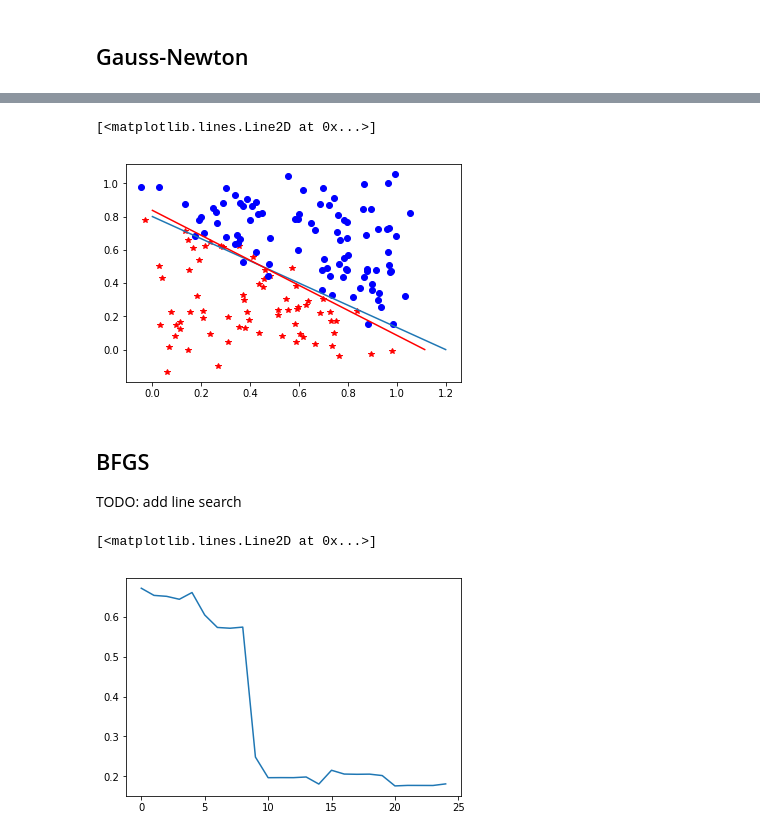
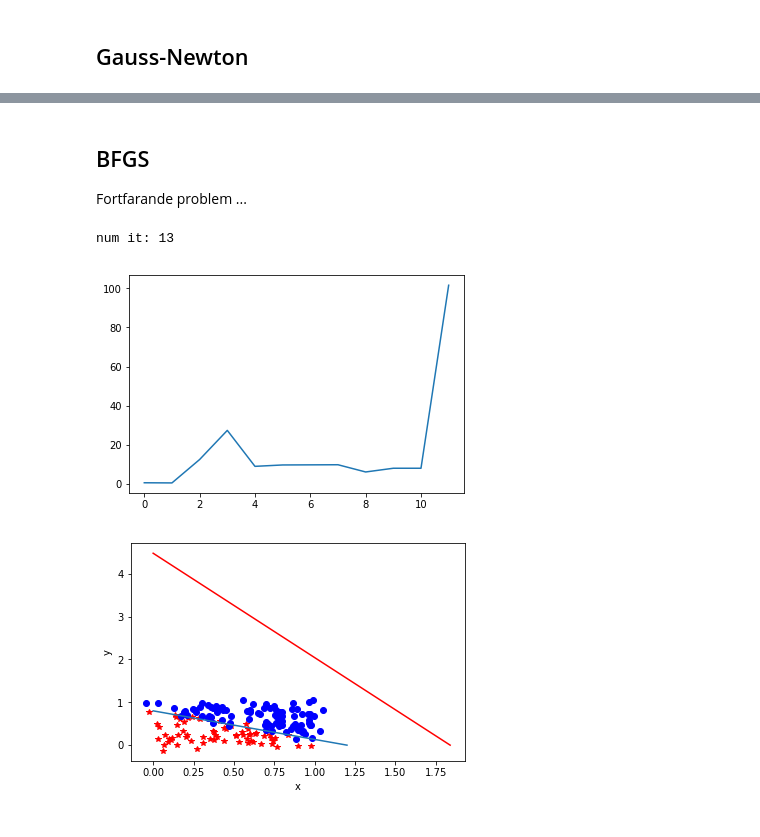
Before and after one commit to AdamLindhe/KEX_VT20, a Jupyter notebook: lena/Logistic_Regression2.ipynb, the cells around one changed output, grey strips where cells are left out. Drawn from its saved outputs; the diff is of its cells as text; code cells hidden in the pictures.

```diff
--- a/lena/Logistic_Regression2.ipynb
+++ b/lena/Logistic_Regression2.ipynb
@@ -263,7 +236,7 @@ plt.plot([0,-W[0]/W[1]],[-W[0]/W[2],0],'r')
 ## Gauss-Newton
 # %%
 W = np.random.rand(3, )
-epochs = 300
+epochs = 200
 L_list = np.zeros((epochs,))  # save loss development
 alfa = 1
 
@@ -276,22 +249,22 @@ for i in range(epochs):
 
     (f, df_da) = sigmoid(X, W)
     dL_df = loss_grad(y, f)
-
     dL_da = np.multiply(dL_df, df_da)
     dL_dw = np.reshape(np.dot(dL_da.T, X), (3, 1))
 
+    '''
     H = hessian(y, f, X)
-
     H = H + 0.005*np.identity(3)
-
     h = np.linalg.solve(H, grad)
+    '''
 
     J = dL_dw.T * dL_dw + 0.05*np.identity(3)
 
     #h = np.squeeze(np.linalg.solve(H, dL_dw))
     h = np.squeeze(np.linalg.solve(J, dL_dw))
+
+    #alfa = back_line(y, X, W, h)
     W = W - alfa*h
-
 
 
 
@@ -300,4 +273,5 @@ for i in range(epochs):
 
 
 plt.plot(L_list)
+plot_points(x, y, W, c, n)
 # %% [output]
@@ -306,15 +280,32 @@ plt.plot(L_list)
-# %%
-plt.plot(x_train[y_train==0,0],x_train[y_train==0,1],'r*') #plots all points with albels 0
-plt.plot(x_train[y_train==1,0],x_train[y_train==1,1],'bo') #plots all points with labels 1
-plt.plot([0,c/n[0]],[c/n[1],0]) #plots the separating hyperplane
-plt.plot([0,-W[0]/W[1]],[-W[0]/W[2],0],'r')
-# %% [output]
-[<matplotlib.lines.Line2D at 0x...>]
-[figure, removed]
-# %% [markdown]
-## BFGS
-TODO: add line search
+# %% [markdown]
+## BFGS
+
+Fortfarande problem ...
+# %%
+def back_line(y, X, W, p_dir):
+    alfa = 1
+    rho = 0.6
+    c = 0.9
+
+    (f, df_da) = sigmoid(X, W)
+    L = loss(y, f)
+    dL_dw = gradient(y, f, X)
+
+    tol = 1e-2
+    thresh = c*np.dot(dL_dw.T, p_dir)
+    (f_new, df_da) = sigmoid(X, W - alfa*p_dir)
+    newval = loss(y, f_new)
+    iter = 0
+
+    while newval > L + alfa*thresh and iter < 5:
+        (f_new, df_da) = sigmoid(X, W - alfa*p_dir)
+        newval = loss(y, f_new)
+        alfa *= rho
+        iter += 1
+
+    return alfa
 # %%
+W = np.zeros((3,))
 W = np.random.rand(3, )
 epochs = 30
 L_list = np.zeros((epochs,))  # save loss development
@@ -325,37 +316,45 @@ X[:, 1:] = x_train
 y = y_train
 G = np.identity(3)   # approximation to H^(-1)
 I = np.identity(3)
-dL_dw = np.zeros((3,1))
+dL_dw = np.ones((3,1))
 
 # gradient descent
 for i in range(epochs):
 
     (f, df_da) = sigmoid(X, W)
     dL_df = loss_grad(y, f)
 
     dL_da = np.multiply(dL_df, df_da)
     dL_dw_old = dL_dw;
     dL_dw = np.reshape(np.dot(dL_da.T, X), (3, 1))
 
     q = alfa*np.dot(G, dL_dw);
     v = dL_dw - dL_dw_old;
 
+    if np.isnan(np.dot(q.T, q)):
+        print("num it:", i)
+        L_list = L_list[:i-1]
+        break
+
     dt = 1./np.dot(q.T, v)
 
+    alfa = back_line(y, X, W, np.squeeze(q))
     W = W - alfa*np.squeeze(q)
 
     # update approximate inv. hessian
     G1 = I - dt*np.dot(q, v.T)
     G2 = I - dt*np.dot(v, q.T)
     G3 = dt*np.dot(q, q.T)
     G = G1@G@G2+G3
 
 
     # check value of loss function
     L_list[i] = loss(y, f)/N_train
 
 
 plt.plot(L_list)
+plot_points(x, y, W, c, n)
 # %% [output]
-[<matplotlib.lines.Line2D at 0x...>]
+num it: 13
-[figure, old version]
+[figure, new version]
+[figure, added]
```
Also changed, not shown: parts of 10 cells of this notebook.
